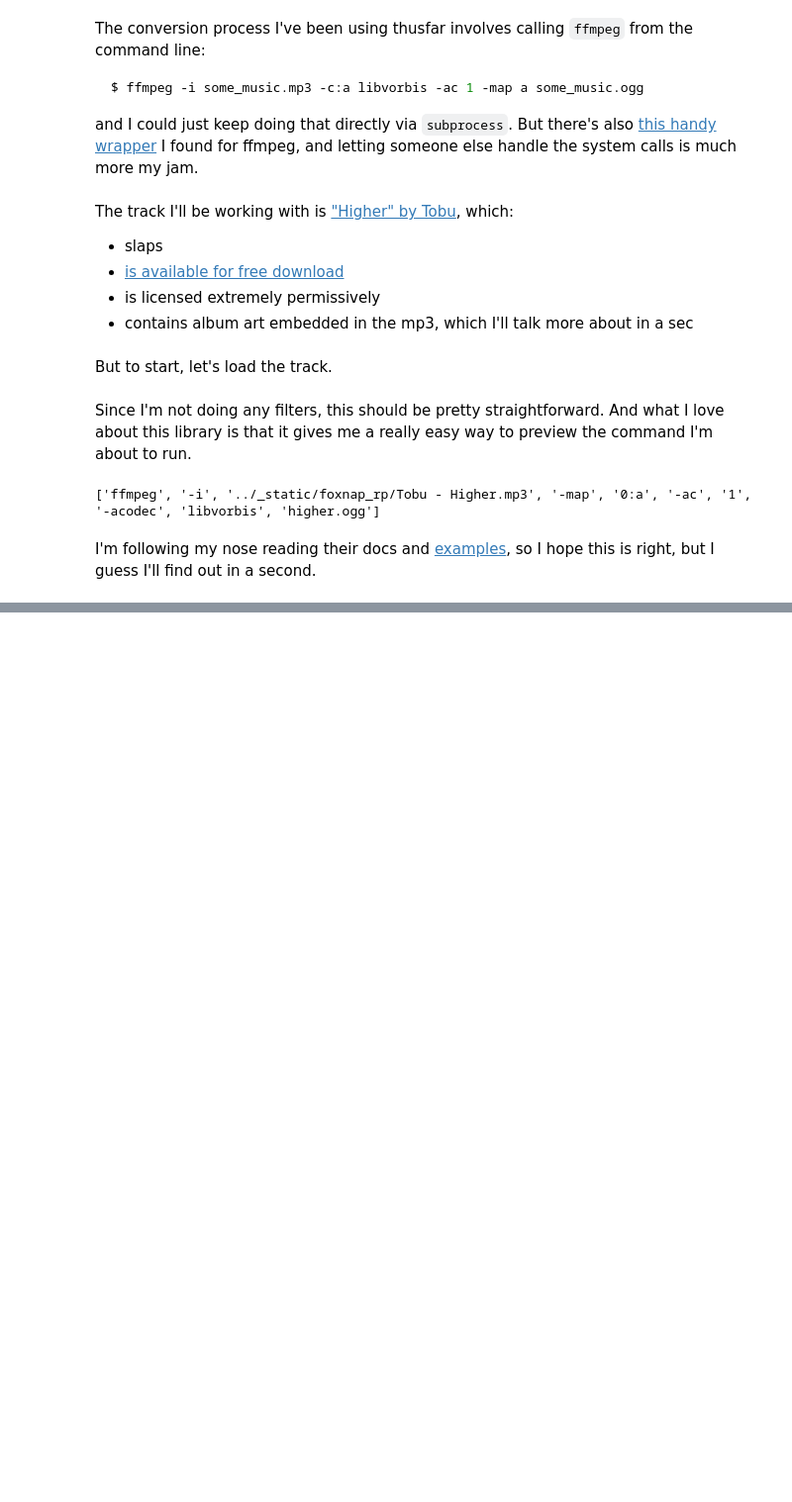
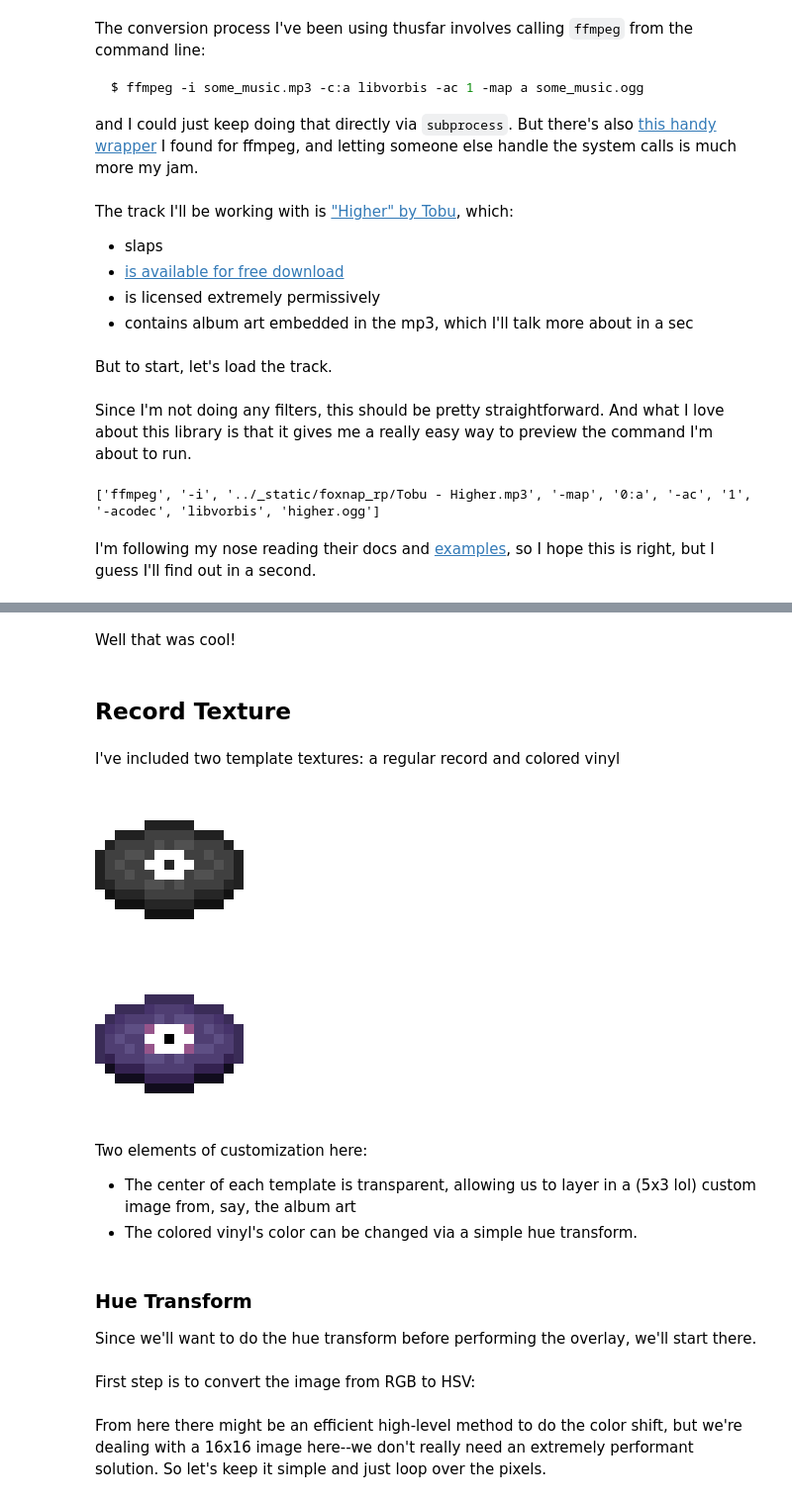
Before and after one commit to OpenBagTwo/AngerLocalBeehive, a Jupyter notebook: notebooks/FoxNap Resource Pack Prototyping.ipynb, the cells around one changed output, grey strips where cells are left out. Shown at 99% size. Saved outputs shown, nothing was run; the diff lists cells and outputs as text; code cells hidden in the pictures; blank space fills up the shorter version.

Commit message:
Got an end-to-end RP generator working
Now I just gotta figure out how to package it

```diff
--- a/notebooks/FoxNap Resource Pack Prototyping.ipynb
+++ b/notebooks/FoxNap Resource Pack Prototyping.ipynb
@@ -151,0 +104,26 @@ Okay, well that's a dealbreaker then.
+# %% [markdown]
+Well that was cool!
+# %% [markdown]
+## Record Texture
+# %% [markdown]
+I've included two template textures: a regular record and colored vinyl
+# %%
+record_template = Image.open(assets_folder / "template_black.png")
+colored_vinyl_template = Image.open(assets_folder / "template_colored_vinyl.png")
+
+for image in (record_template, colored_vinyl_template):
+    display(image.resize((160, 160), resample=0))
+# %% [output]
+[figure, added]
+[figure, added]
+# %% [markdown]
+Two elements of customization here:
+
+- The center of each template is transparent, allowing us to layer in a (5x3 lol) custom image from, say, the album art
+- The colored vinyl's color can be changed via a simple hue transform.
+# %% [markdown]
+### Hue Transform
+
+Since we'll want to do the hue transform before performing the overlay, we'll start there.
+# %% [markdown]
+First step is to convert the image from RGB to HSV:
@@ -151,0 +132,2 @@ Okay, well that's a dealbreaker then.
+# %% [markdown]
+From here there might be an efficient high-level method to do the color shift, but we're dealing with a 16x16 image here--we don't really need an extremely performant solution. So let's keep it simple and just loop over the pixels.
```
Also changed, not shown: parts of 76 cells of this notebook, 5 other files.
